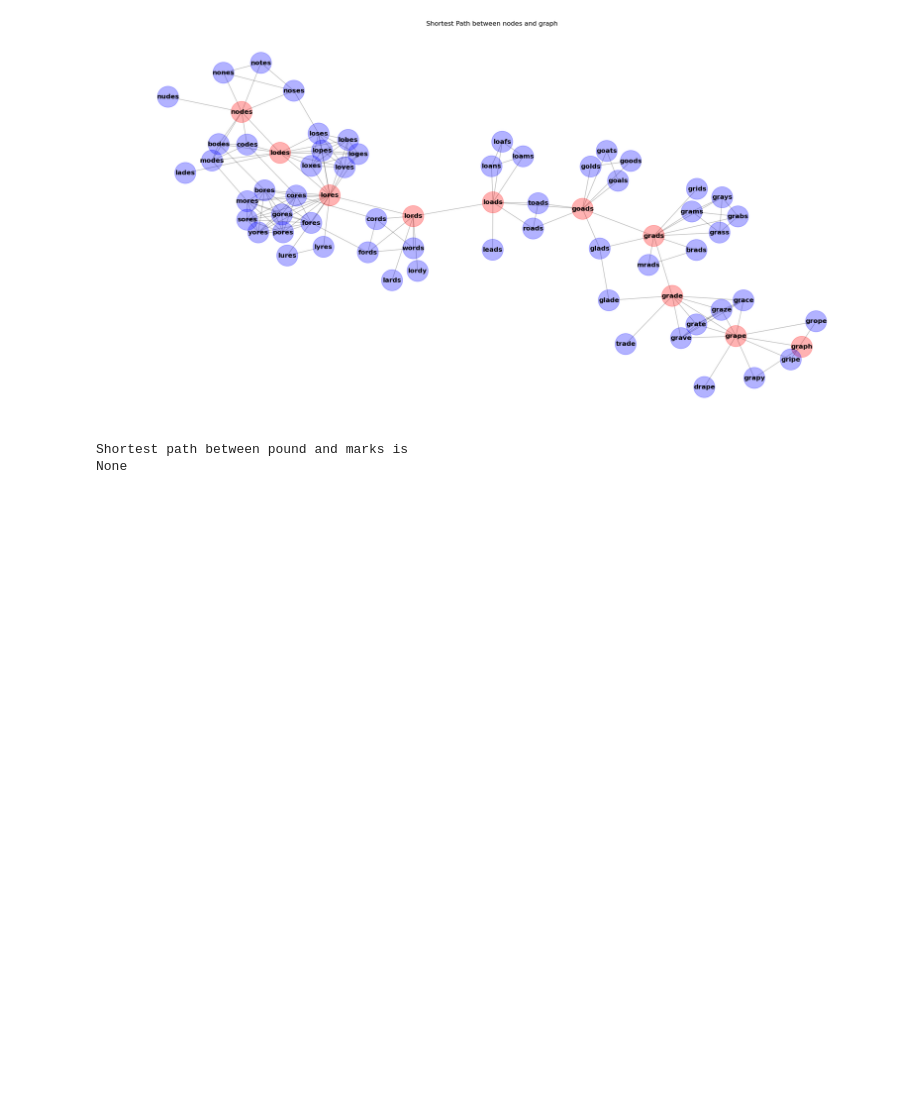
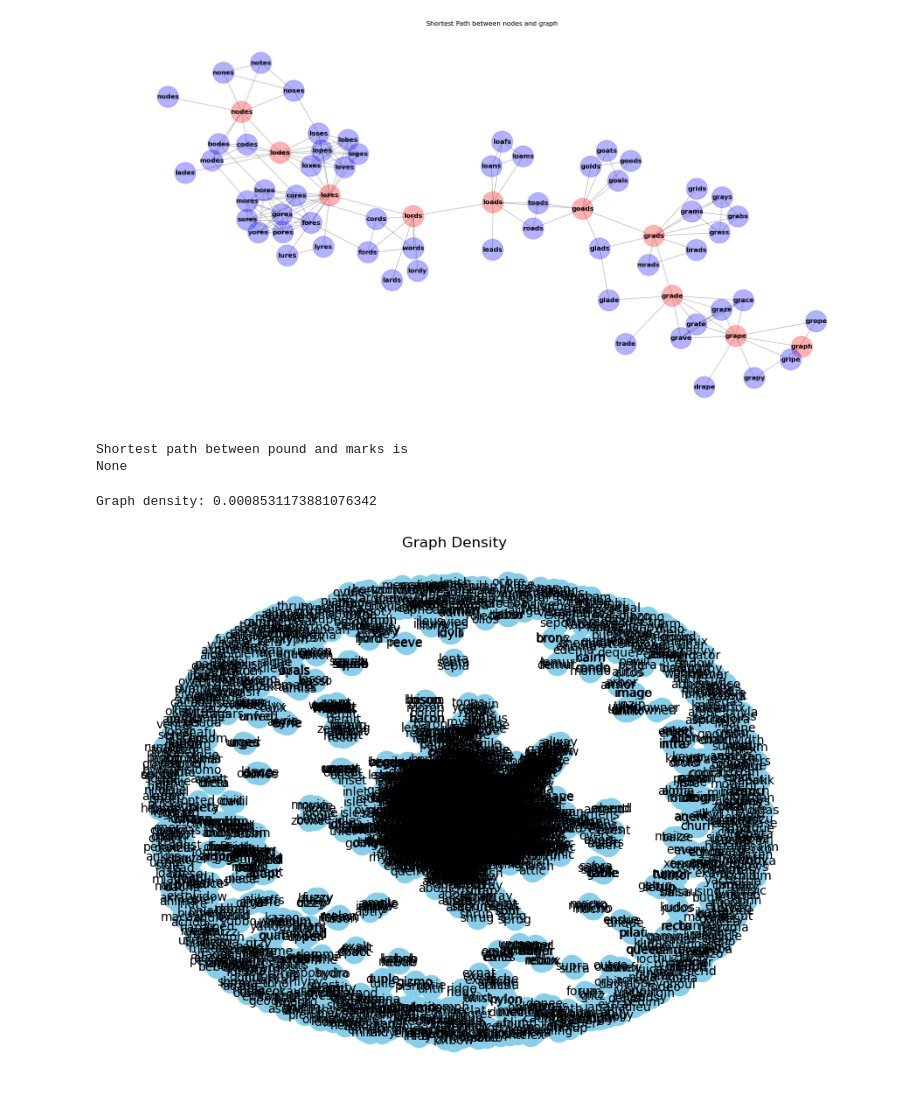
Before and after one commit to NANITH777/Words-NetworkX, a Jupyter notebook: words.ipynb, the cells around one changed output. Saved outputs shown, nothing was run; the diff lists cells and outputs as text; code cells hidden in the pictures; blank space fills up the shorter version.

Commit message:
Density of graph

```diff
--- a/words.ipynb
+++ b/words.ipynb
@@ -203,3 +203,16 @@ graph
 [figure]
 Shortest path between pound and marks is
 None
+# %%
+# Calculate the density of the graph
+density = nx.density(G)
+print("Graph density:", density)
+
+# Plot a graph diagram
+plt.figure(figsize=(8, 6))
+nx.draw(G, with_labels=True, node_size=300, font_size=10, node_color='skyblue', edge_color='gray', width=0.5)
+plt.title("Graph Density")
+plt.show()
+# %% [output]
+Graph density: 0.0008531173881076342
+[figure, added]
```
